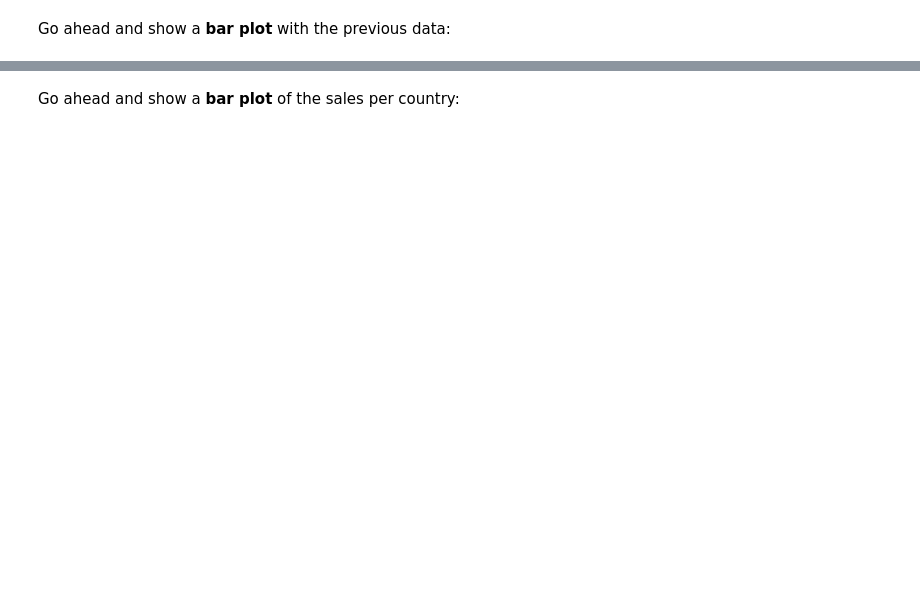
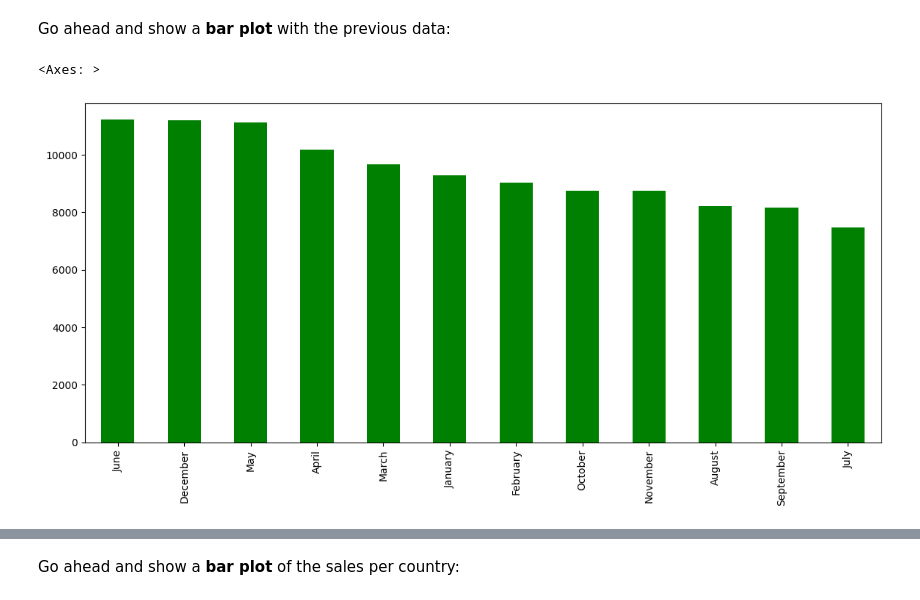
Before and after one commit to nila-novita/FreeCodeCamp-Pandas-Real-Life-Example, a Jupyter notebook: Exercises_1.ipynb, the cells around one changed output, grey strips where cells are left out. Cells and saved outputs as stored; diff of their text form; code cells hidden in the pictures; blank space fills up the shorter version.

```diff
--- a/Exercises_1.ipynb
+++ b/Exercises_1.ipynb
@@ -119,6 +159,10 @@ sales['Month'].value_counts()
 Go ahead and show a <b>bar plot</b> with the previous data:
 # %%
 # your code goes here
+sales.Month.value_counts().plot(kind = 'bar', figsize = (14,6), color = 'green')
+# %% [output]
+<Axes: >
+[figure, added]
 # %%
 sales['Month'].value_counts().plot(kind='bar', figsize=(14,6))
 # %% [markdown]
```
Also changed, not shown: parts of 7 cells of this notebook.
